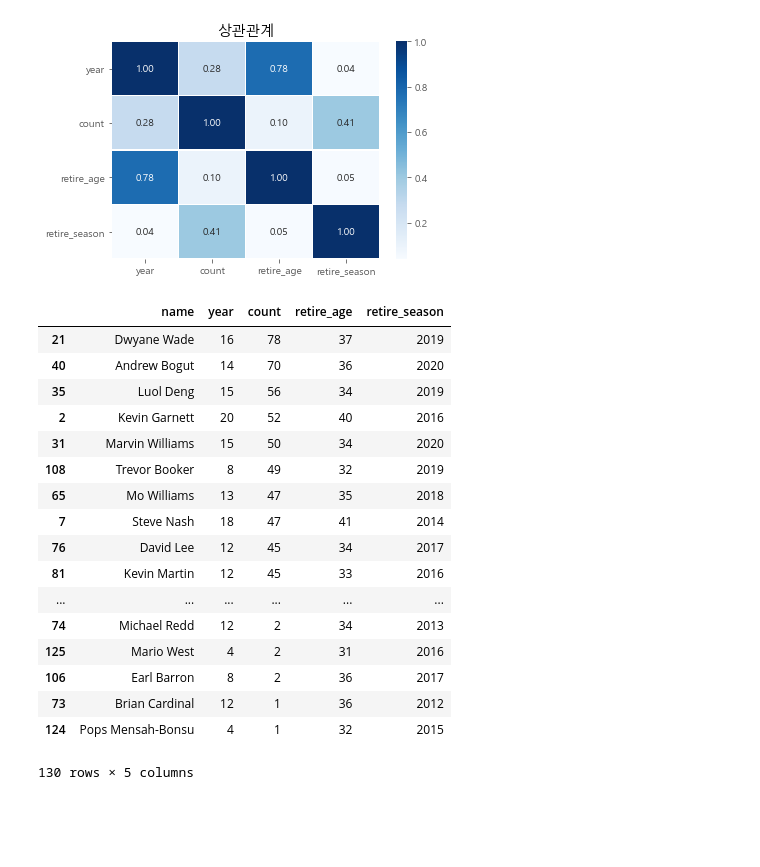
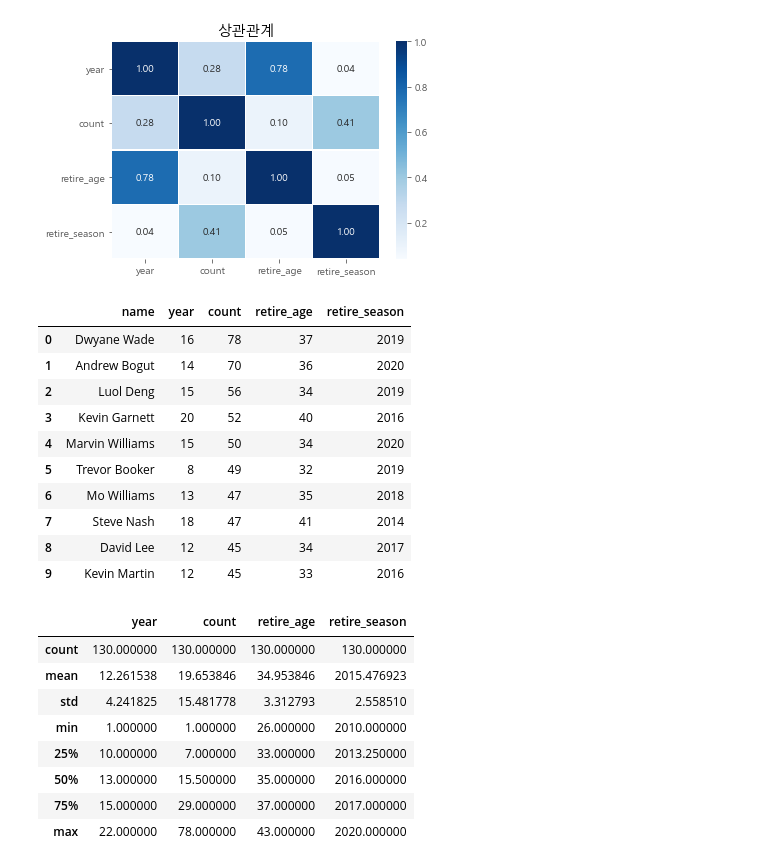
Before and after one commit to sc303030/NBA, a Jupyter notebook: fisrt.ipynb, the cells around one changed output. Drawn from its saved outputs; the diff is of its cells as text; code cells hidden in the pictures; blank space fills up the shorter version.

```diff
--- a/fisrt.ipynb
+++ b/fisrt.ipynb
@@ -198,23 +198,28 @@ corr(nba_retire_merge,'상관관계')
 | retire_season | 0.041275 | 0.405591 | 0.045603 | 1.000000 |
 [figure]
 # %%
-nba_retire_merge.sort_values('count',ascending=False)
+nba_retire_merge.sort_values('count',ascending=False).head(10).reset_index(drop=True)
 # %% [output]
 |  | name | year | count | retire_age | retire_season |
-| 21 | Dwyane Wade | 16 | 78 | 37 | 2019 |
-| 40 | Andrew Bogut | 14 | 70 | 36 | 2020 |
-| 35 | Luol Deng | 15 | 56 | 34 | 2019 |
-| 2 | Kevin Garnett | 20 | 52 | 40 | 2016 |
-| 31 | Marvin Williams | 15 | 50 | 34 | 2020 |
-| 108 | Trevor Booker | 8 | 49 | 32 | 2019 |
-| 65 | Mo Williams | 13 | 47 | 35 | 2018 |
+| 0 | Dwyane Wade | 16 | 78 | 37 | 2019 |
+| 1 | Andrew Bogut | 14 | 70 | 36 | 2020 |
+| 2 | Luol Deng | 15 | 56 | 34 | 2019 |
+| 3 | Kevin Garnett | 20 | 52 | 40 | 2016 |
+| 4 | Marvin Williams | 15 | 50 | 34 | 2020 |
+| 5 | Trevor Booker | 8 | 49 | 32 | 2019 |
+| 6 | Mo Williams | 13 | 47 | 35 | 2018 |
 | 7 | Steve Nash | 18 | 47 | 41 | 2014 |
-| 76 | David Lee | 12 | 45 | 34 | 2017 |
-| 81 | Kevin Martin | 12 | 45 | 33 | 2016 |
-| ... | ... | ... | ... | ... | ... |
-| 74 | Michael Redd | 12 | 2 | 34 | 2013 |
-| 125 | Mario West | 4 | 2 | 31 | 2016 |
-| 106 | Earl Barron | 8 | 2 | 36 | 2017 |
-| 73 | Brian Cardinal | 12 | 1 | 36 | 2012 |
-| 124 | Pops Mensah-Bonsu | 4 | 1 | 32 | 2015 |
+| 8 | David Lee | 12 | 45 | 34 | 2017 |
+| 9 | Kevin Martin | 12 | 45 | 33 | 2016 |
-130 rows × 5 columns
+# %%
+nba_retire_merge.describe()
+# %% [output]
+|  | year | count | retire_age | retire_season |
+| count | 130.000000 | 130.000000 | 130.000000 | 130.000000 |
+| mean | 12.261538 | 19.653846 | 34.953846 | 2015.476923 |
+| std | 4.241825 | 15.481778 | 3.312793 | 2.558510 |
+| min | 1.000000 | 1.000000 | 26.000000 | 2010.000000 |
+| 25% | 10.000000 | 7.000000 | 33.000000 | 2013.250000 |
+| 50% | 13.000000 | 15.500000 | 35.000000 | 2016.000000 |
+| 75% | 15.000000 | 29.000000 | 37.000000 | 2017.000000 |
+| max | 22.000000 | 78.000000 | 43.000000 | 2020.000000 |
```
Also changed, not shown: parts of 3 cells of this notebook, 1 other file.
